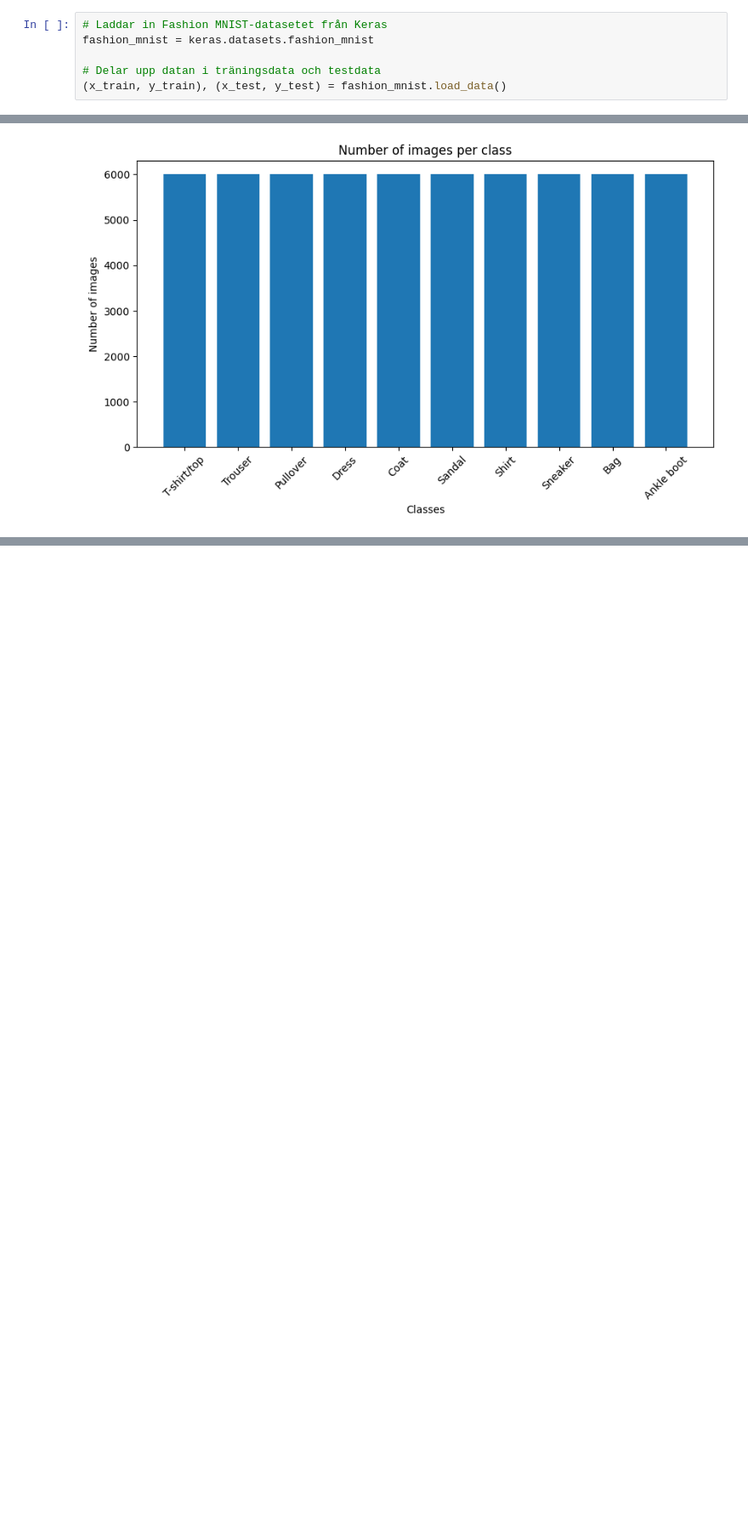
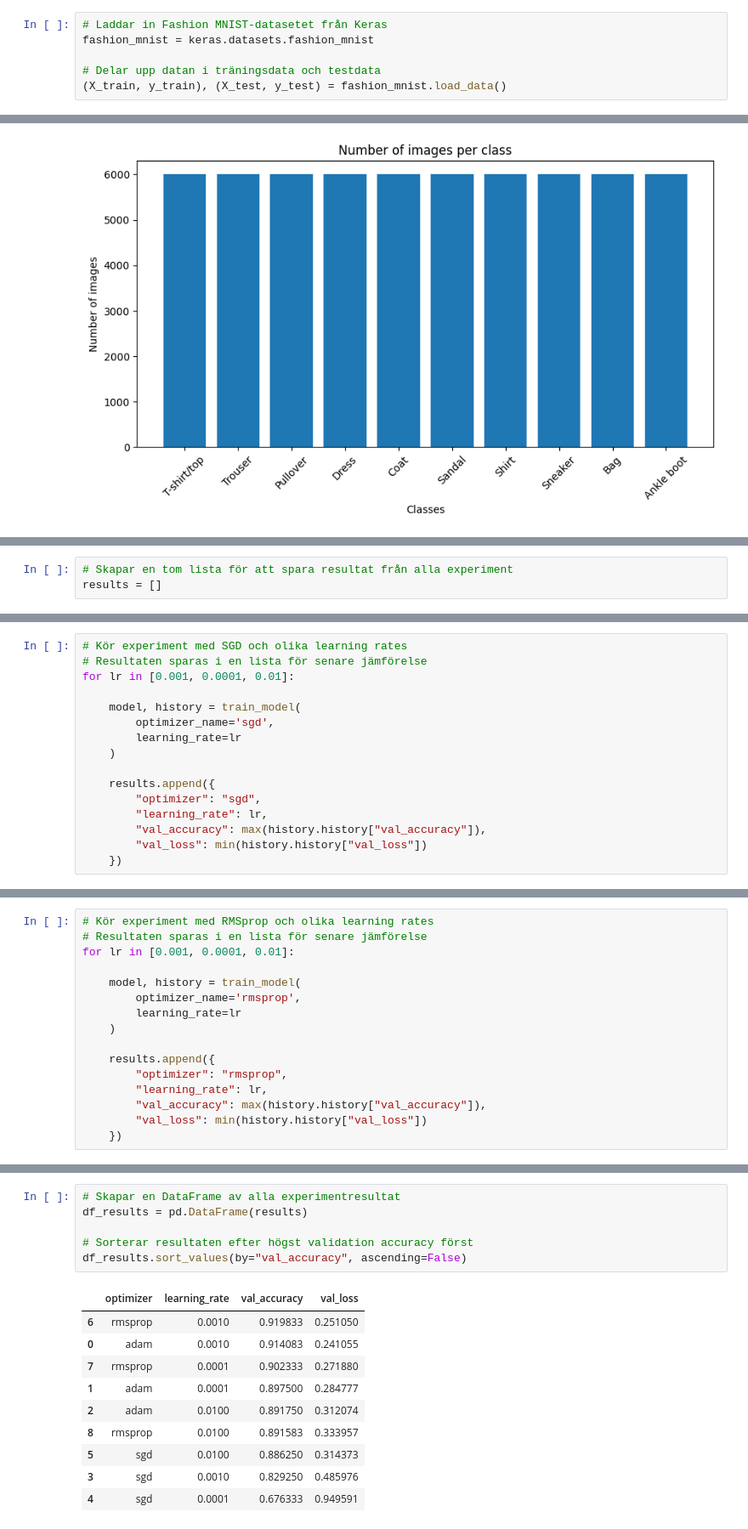
Before and after one commit to AlmaVasell/Grupparbete_DeepLearning_OptLearningRate, a Jupyter notebook: shara_test.ipynb, the cells around one changed output, grey strips where cells are left out. Shown at 85% size. Cells and saved outputs as stored; diff of their text form; blank space fills up the shorter version.

Commit message:
fortsättning shara_test

```diff
--- a/shara_test.ipynb
+++ b/shara_test.ipynb
@@ -19,7 +24,7 @@ Datan delas upp i träningsdata och testdata:
 fashion_mnist = keras.datasets.fashion_mnist
 
 # Delar upp datan i träningsdata och testdata
-(x_train, y_train), (x_test, y_test) = fashion_mnist.load_data()
+(X_train, y_train), (X_test, y_test) = fashion_mnist.load_data()
 # %% [markdown]
 ## Datans struktur
 
@@ -139,0 +257,3 @@ plt.show()
+# %%
+# Skapar en tom lista för att spara resultat från alla experiment
+results = []
@@ -139,0 +298,16 @@ plt.show()
+# %%
+# Kör experiment med SGD och olika learning rates
+# Resultaten sparas i en lista för senare jämförelse
+for lr in [0.001, 0.0001, 0.01]:
+
+    model, history = train_model(
+        optimizer_name='sgd',
+        learning_rate=lr
+    )
+
+    results.append({
+        "optimizer": "sgd",
+        "learning_rate": lr,
+        "val_accuracy": max(history.history["val_accuracy"]),
+        "val_loss": min(history.history["val_loss"])
+    })
@@ -139,0 +334,16 @@ plt.show()
+# %%
+# Kör experiment med RMSprop och olika learning rates
+# Resultaten sparas i en lista för senare jämförelse
+for lr in [0.001, 0.0001, 0.01]:
+
+    model, history = train_model(
+        optimizer_name='rmsprop',
+        learning_rate=lr
+    )
+
+    results.append({
+        "optimizer": "rmsprop",
+        "learning_rate": lr,
+        "val_accuracy": max(history.history["val_accuracy"]),
+        "val_loss": min(history.history["val_loss"])
+    })
@@ -139,0 +368,17 @@ plt.show()
+# %%
+# Skapar en DataFrame av alla experimentresultat
+df_results = pd.DataFrame(results)
+
+# Sorterar resultaten efter högst validation accuracy först
+df_results.sort_values(by="val_accuracy", ascending=False)
+# %% [output]
+|  | optimizer | learning_rate | val_accuracy | val_loss |
+| 6 | rmsprop | 0.0010 | 0.919833 | 0.251050 |
+| 0 | adam | 0.0010 | 0.914083 | 0.241055 |
+| 7 | rmsprop | 0.0001 | 0.902333 | 0.271880 |
+| 1 | adam | 0.0001 | 0.897500 | 0.284777 |
+| 2 | adam | 0.0100 | 0.891750 | 0.312074 |
+| 8 | rmsprop | 0.0100 | 0.891583 | 0.333957 |
+| 5 | sgd | 0.0100 | 0.886250 | 0.314373 |
+| 3 | sgd | 0.0010 | 0.829250 | 0.485976 |
+| 4 | sgd | 0.0001 | 0.676333 | 0.949591 |
```
Also changed, not shown: parts of 15 cells of this notebook.
